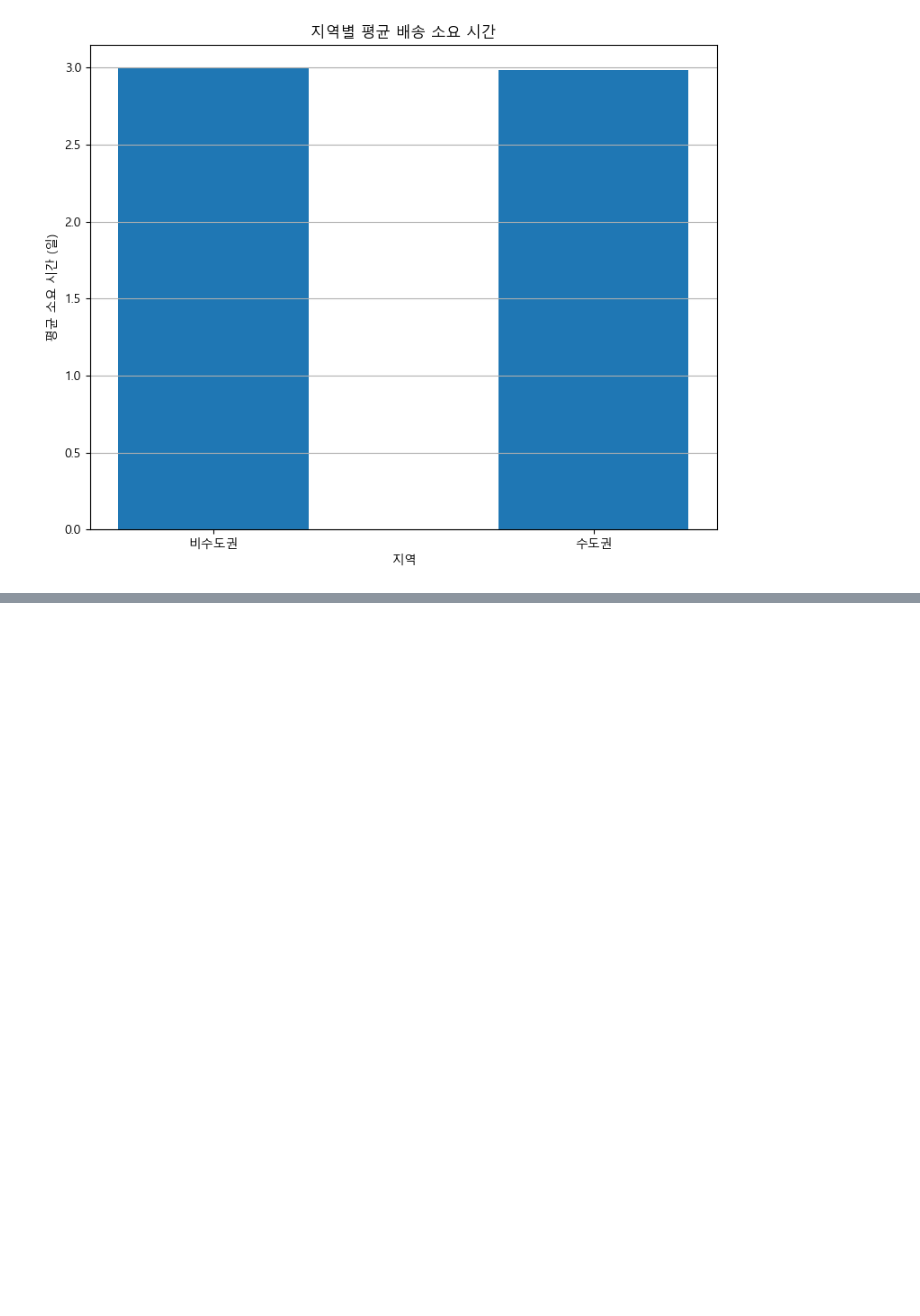
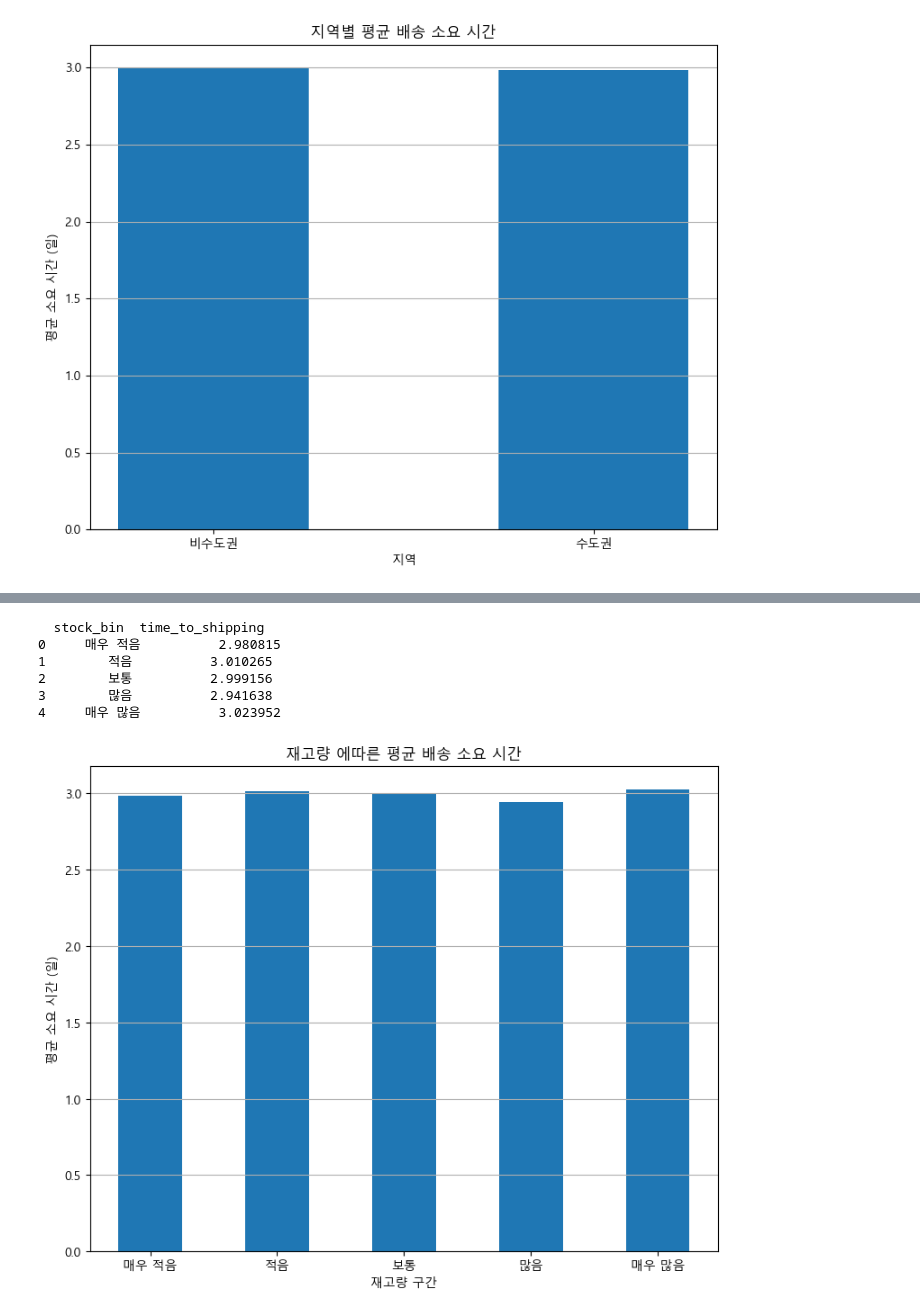
Before and after one commit to Happy-o3ov/big20-python-project1-team3, a Jupyter notebook: 실습문제/05 배송분석.ipynb, the cells around one changed output, grey strips where cells are left out. Drawn from its saved outputs; the diff is of its cells as text; code cells hidden in the pictures; blank space fills up the shorter version.

```diff
--- a/실습문제/05 배송분석.ipynb
+++ b/실습문제/05 배송분석.ipynb
@@ -130,0 +197,40 @@ Name: city, Length: 10000, dtype: object>
+# %%
+cols = ['stock', 'shipping_start_date','shipping_end_date']
+
+df_data5 = df[cols].copy()
+
+bins_quantile = [0,
+                 df_data5['stock'].quantile(0.2),
+                 df_data5['stock'].quantile(0.4),
+                 df_data5['stock'].quantile(0.6),
+                 df_data5['stock'].quantile(0.8),
+                 df_data5['stock'].max() + 1]
+labels_quantile = ['매우 적음', '적음', '보통', '많음', '매우 많음']
+
+df_data5['stock_bin'] = pd.cut(df_data5['stock'],
+                                   bins=bins_quantile,
+                                   labels=labels_quantile,
+                                   include_lowest=True)
+
+df_data5['time_to_shipping'] = (df_data5['shipping_end_date'] - df_data5['shipping_start_date']).dt.days
+
+stock_per_shipping_date = df_data5.groupby('stock_bin', observed=False)['time_to_shipping'].mean().reset_index()
+
+print(stock_per_shipping_date)
+
+fig, ax = plt.subplots(figsize=(9, 7))
+
+bars = ax.bar(stock_per_shipping_date['stock_bin'],stock_per_shipping_date['time_to_shipping'],width=0.5)
+ax.set_xlabel('재고량 구간')
+ax.set_ylabel('평균 소요 시간 (일)')
+ax.set_title('재고량 에따른 평균 배송 소요 시간')
+ax.grid(axis='y')
+plt.show()
+# %% [output]
+  stock_bin  time_to_shipping
+0     매우 적음          2.980815
+1        적음          3.010265
+2        보통          2.999156
+3        많음          2.941638
+4     매우 많음          3.023952
+[figure, added]
```
Also changed, not shown: parts of 5 cells of this notebook.
